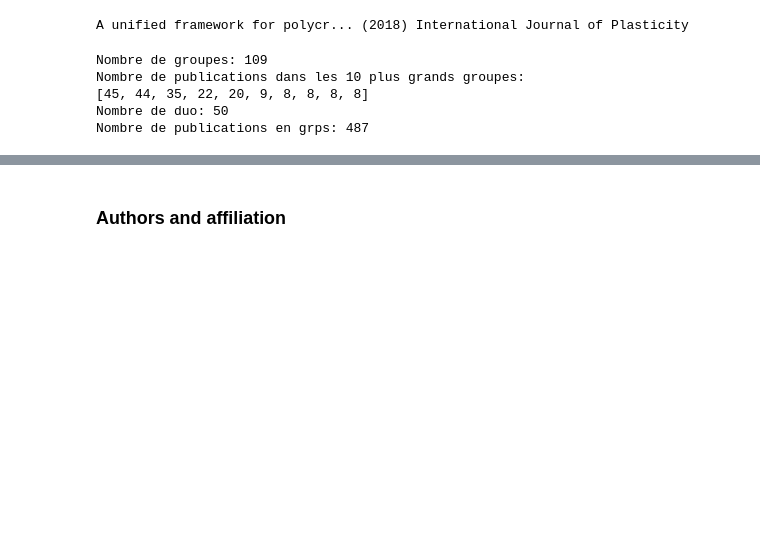
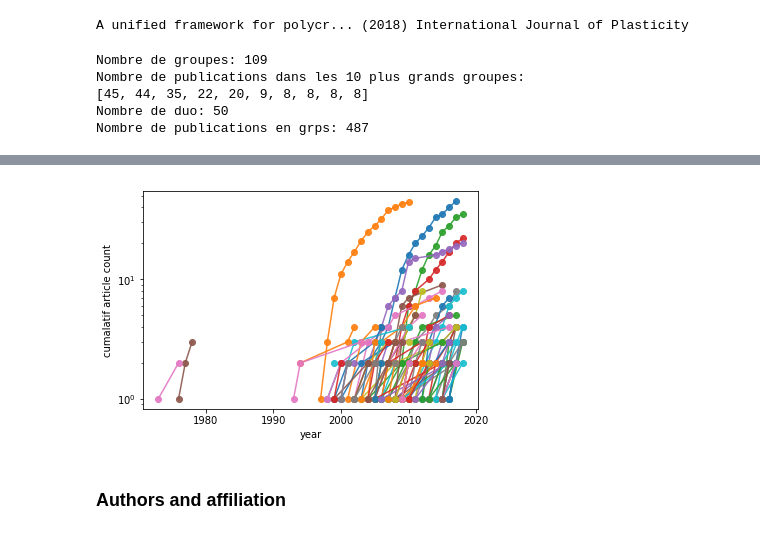
Before and after one commit to xdze2/bibigraph, a Jupyter notebook: groupBy_coauthors.ipynb, the cells around one changed output, grey strips where cells are left out. Drawn from its saved outputs; the diff is of its cells as text; code cells hidden in the pictures; blank space fills up the shorter version.

```diff
--- a/groupBy_coauthors.ipynb
+++ b/groupBy_coauthors.ipynb
@@ -59,3 +95,21 @@ Nombre de publications en grps: 487
+# %%
+def getYearCount(key):
+
+    article = biblio.getArticleFromKey(key)
+    return (article.year, article.nbrCitation)
+
+groupId = 0
+
+for groupId in range(len(groupByAuthors[:])):
+    years = [ biblio.getArticleFromKey(key).year for key in groupByAuthors[groupId]]
+    year_span = sorted( set(years) )
+    count = [ years.count(y) for y in year_span  ]
+    plt.semilogy( year_span, np.cumsum(count), 'o-', alpha=0.9 )
+
+
+plt.xlabel('year');plt.ylabel('cumalatif article count');
+# %% [output]
+[figure, added]
 # %%
 def articleToDict( article ):
 
```
Also changed, not shown: parts of 4 cells of this notebook, 1 other file.
